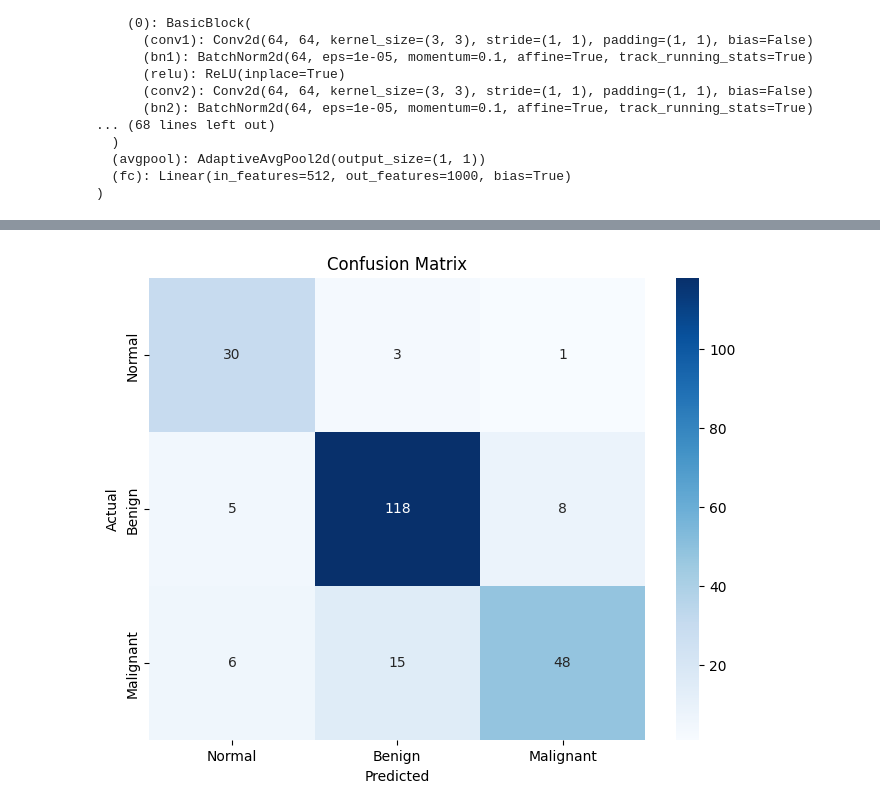
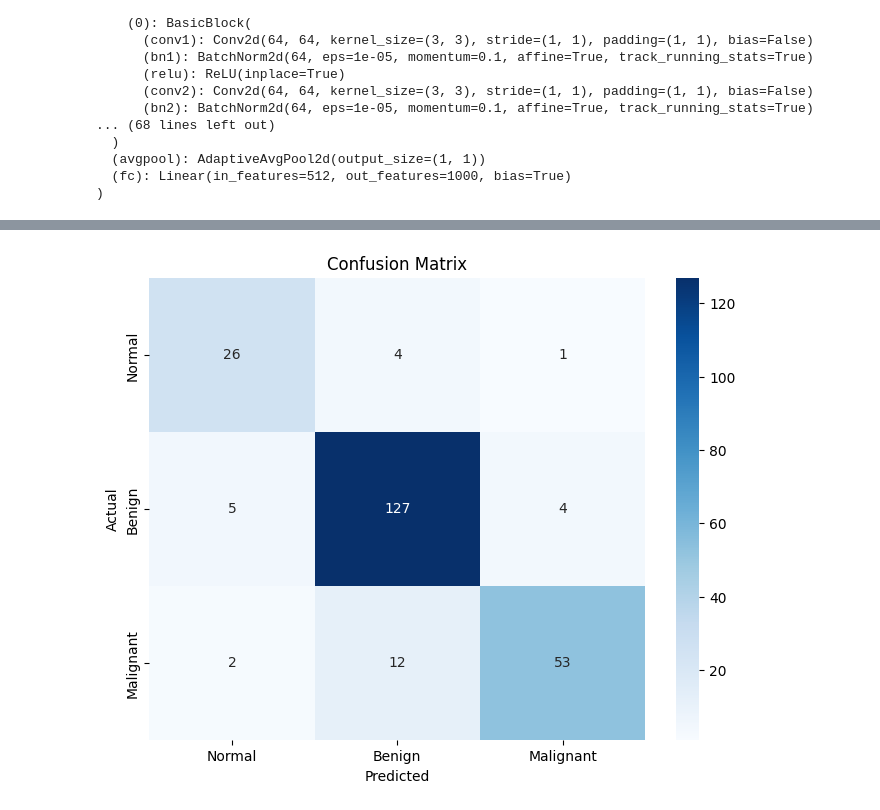
Before and after one commit to Amirhossein-Nayebi/ltu-M7016H-project, a Jupyter notebook: main.ipynb, the cells around one changed output, grey strips where cells are left out. Saved outputs shown, nothing was run; the diff lists cells and outputs as text; code cells hidden in the pictures.

Commit message:
Adds sample results using the best model

```diff
--- a/main.ipynb
+++ b/main.ipynb
@@ -363,35 +371,38 @@ Best Test Acc: 85.47%
 # %%
 from sklearn.metrics import confusion_matrix
 import seaborn as sns
+
+# Load the best trained model
+res_net = torch.load('res_net.pth')
 
 # Get predicted labels and ground truth labels for the test set
 all_predicted_labels = []
 all_ground_truth_labels = []
 with torch.no_grad():
     for inputs, labels in test_loader:
         inputs, labels = inputs.to(device), labels.to(device)
         outputs = res_net(inputs)
         _, predicted = outputs.max(1)
         all_predicted_labels += predicted.tolist()
         all_ground_truth_labels += labels.tolist()
 
 # Compute the confusion matrix
 cm = confusion_matrix(all_ground_truth_labels, all_predicted_labels)
 
 # Plot the confusion matrix as a heatmap
 fig, ax = plt.subplots(figsize=(8, 6))
 sns.heatmap(
     cm,
     annot=True,
     fmt="g",
     cmap="Blues",
     xticklabels=label_names,
     yticklabels=label_names,
     ax=ax,
 )
 ax.set_xlabel("Predicted")
 ax.set_ylabel("Actual")
 ax.set_title("Confusion Matrix")
 plt.show()
 # %% [output]
-[figure, old version]
+[figure, new version]
```
Also changed, not shown: parts of 7 cells of this notebook, 1 other file.
